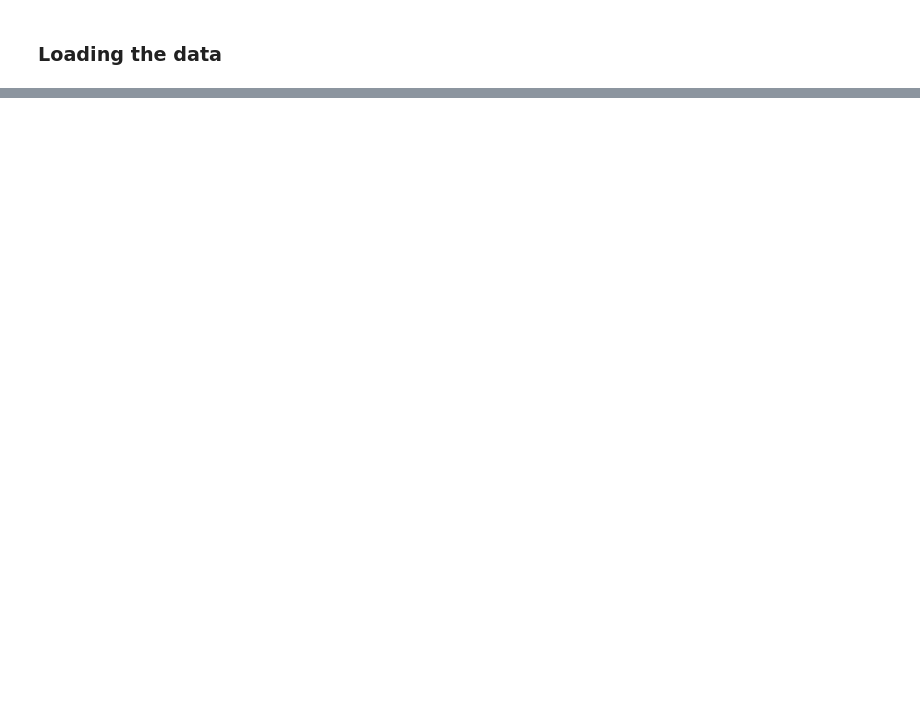
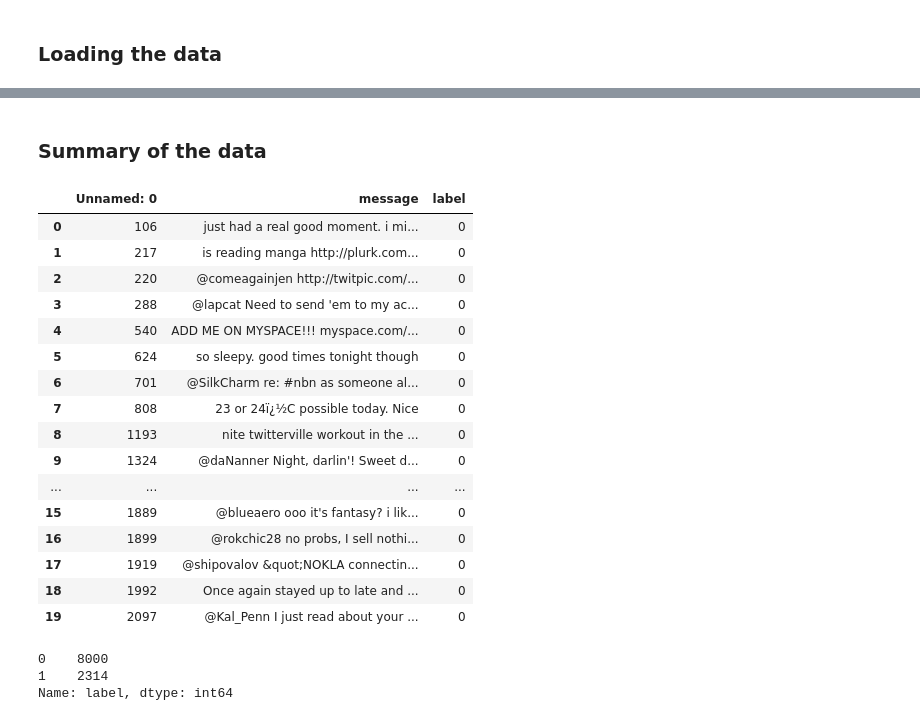
Before and after one commit to tanaymukherjee/Analysing-sentiments-with-tweets, a Jupyter notebook: Sentiment_Detection_from_tweets.ipynb, the cells around one changed output, grey strips where cells are left out. Drawn from its saved outputs; the diff is of its cells as text; code cells hidden in the pictures; blank space fills up the shorter version.

```diff
--- a/Sentiment_Detection_from_tweets.ipynb
+++ b/Sentiment_Detection_from_tweets.ipynb
@@ -31,0 +48,24 @@ Requirement already satisfied: six in /usr/local/lib/python3.6/dist-packages (fr
+# %%
+tweets = pd.read_csv("/content/gdrive/My Drive/Colab Notebooks/Data/tweets.csv")
+# %% [markdown]
+### Summary of the data
+# %%
+tweets.head(20)
+# %% [output]
+|  | Unnamed: 0 | message | label |
+| 0 | 106 | just had a real good moment. i mi... | 0 |
+| 1 | 217 | is reading manga http://plurk.com... | 0 |
+| 2 | 220 | @comeagainjen http://twitpic.com/... | 0 |
+| 3 | 288 | @lapcat Need to send 'em to my ac... | 0 |
+| 4 | 540 | ADD ME ON MYSPACE!!! myspace.com/... | 0 |
+| 5 | 624 | so sleepy. good times tonight though | 0 |
+| 6 | 701 | @SilkCharm re: #nbn as someone al... | 0 |
+| 7 | 808 | 23 or 24ï¿½C possible today. Nice | 0 |
+| 8 | 1193 | nite twitterville workout in the ... | 0 |
+| 9 | 1324 | @daNanner Night, darlin'! Sweet d... | 0 |
+| ... | ... | ... | ... |
+| 15 | 1889 | @blueaero ooo it's fantasy? i lik... | 0 |
+| 16 | 1899 | @rokchic28 no probs, I sell nothi... | 0 |
+| 17 | 1919 | @shipovalov &quot;NOKLA connectin... | 0 |
+| 18 | 1992 | Once again stayed up to late and ... | 0 |
+| 19 | 2097 | @Kal_Penn I just read about your ... | 0 |
@@ -31,0 +74,6 @@ Requirement already satisfied: six in /usr/local/lib/python3.6/dist-packages (fr
+# %%
+tweets['label'].value_counts()
+# %% [output]
+0    8000
+1    2314
+Name: label, dtype: int64
```
Also changed, not shown: parts of 47 cells of this notebook.
